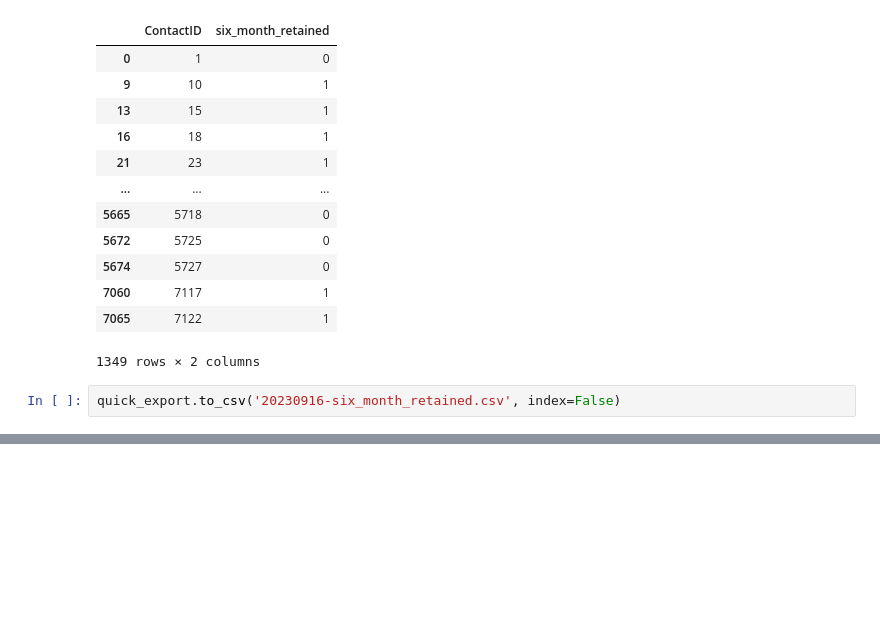
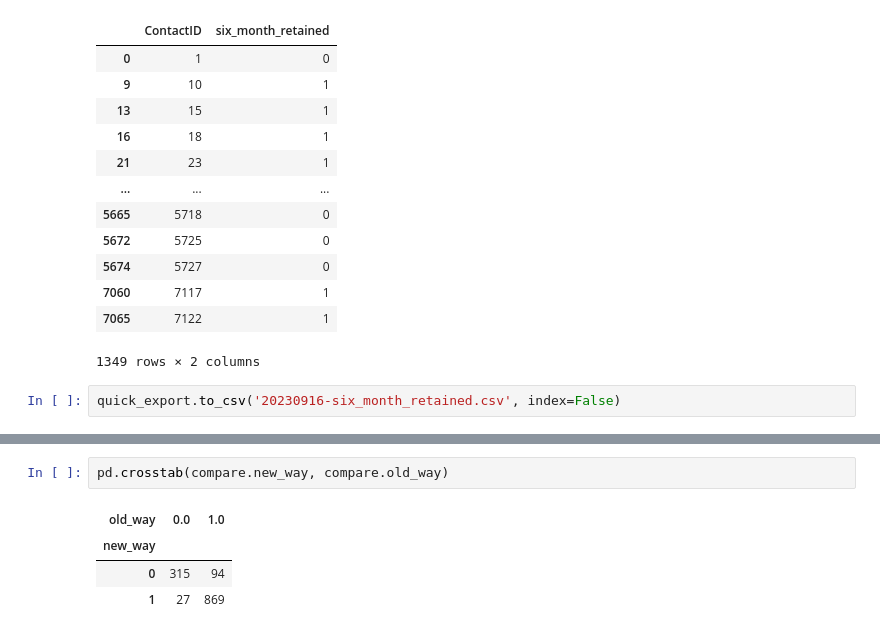
Before and after one commit to ajschumacher/20230916-datadive, a Jupyter notebook: 20230916-002-new_6mo_retention_flag.ipynb, the cells around one changed output, grey strips where cells are left out. Drawn from its saved outputs; the diff is of its cells as text; blank space fills up the shorter version.

```diff
--- a/20230916-002-new_6mo_retention_flag.ipynb
+++ b/20230916-002-new_6mo_retention_flag.ipynb
@@ -227,0 +268,7 @@ quick_export.to_csv('20230916-six_month_retained.csv', index=False)
+# %%
+pd.crosstab(compare.new_way, compare.old_way)
+# %% [output]
+| old_way | 0.0 | 1.0 |
+| new_way |  |  |
+| 0 | 315 | 94 |
+| 1 | 27 | 869 |
```
Also changed, not shown: parts of 8 cells of this notebook, 1 other file.
